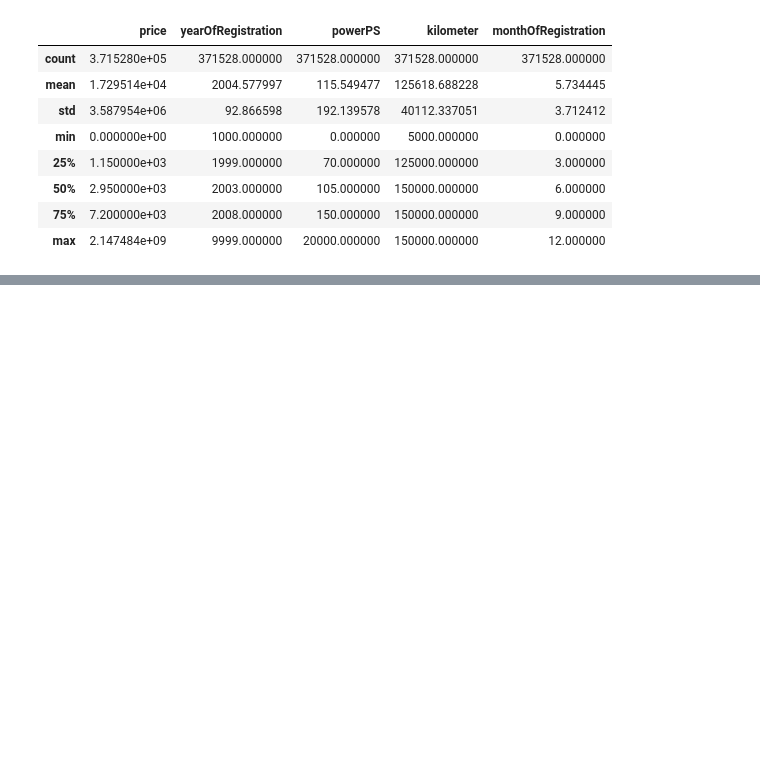
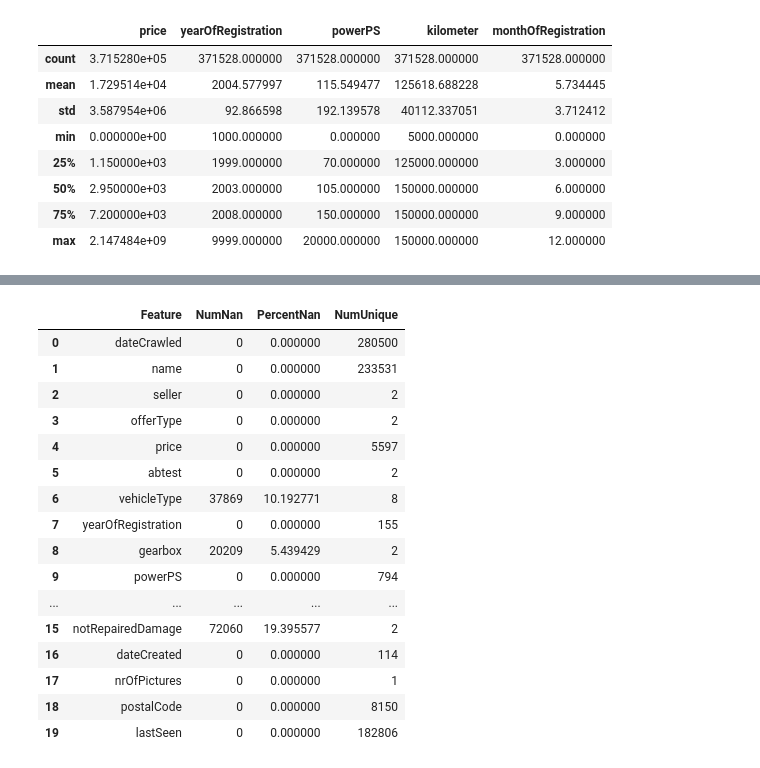
Before and after one commit to Prasadkurapati/CarDataAnalysis, a Jupyter notebook: script.ipynb, the cells around one changed output, grey strips where cells are left out. Drawn from its saved outputs; the diff is of its cells as text; code cells hidden in the pictures; blank space fills up the shorter version.

```diff
--- a/script.ipynb
+++ b/script.ipynb
@@ -32,0 +79,28 @@ summary
+# %%
+# Missing Values
+dataInfo =[]
+for col in df.columns:
+  num_nam = df[col].isna().sum()
+  dataInfo.append([col,num_nam,num_nam/len(df)*100,df[col].nunique()])
+# %%
+mising_value_df = pd.DataFrame(dataInfo,columns=['Feature','NumNan','PercentNan','NumUnique'])
+# %%
+mising_value_df
+# %% [output]
+|  | Feature | NumNan | PercentNan | NumUnique |
+| 0 | dateCrawled | 0 | 0.000000 | 280500 |
+| 1 | name | 0 | 0.000000 | 233531 |
+| 2 | seller | 0 | 0.000000 | 2 |
+| 3 | offerType | 0 | 0.000000 | 2 |
+| 4 | price | 0 | 0.000000 | 5597 |
+| 5 | abtest | 0 | 0.000000 | 2 |
+| 6 | vehicleType | 37869 | 10.192771 | 8 |
+| 7 | yearOfRegistration | 0 | 0.000000 | 155 |
+| 8 | gearbox | 20209 | 5.439429 | 2 |
+| 9 | powerPS | 0 | 0.000000 | 794 |
+| ... | ... | ... | ... | ... |
+| 15 | notRepairedDamage | 72060 | 19.395577 | 2 |
+| 16 | dateCreated | 0 | 0.000000 | 114 |
+| 17 | nrOfPictures | 0 | 0.000000 | 1 |
+| 18 | postalCode | 0 | 0.000000 | 8150 |
+| 19 | lastSeen | 0 | 0.000000 | 182806 |
```
Also changed, not shown: parts of 3 cells of this notebook, 2 other files.
